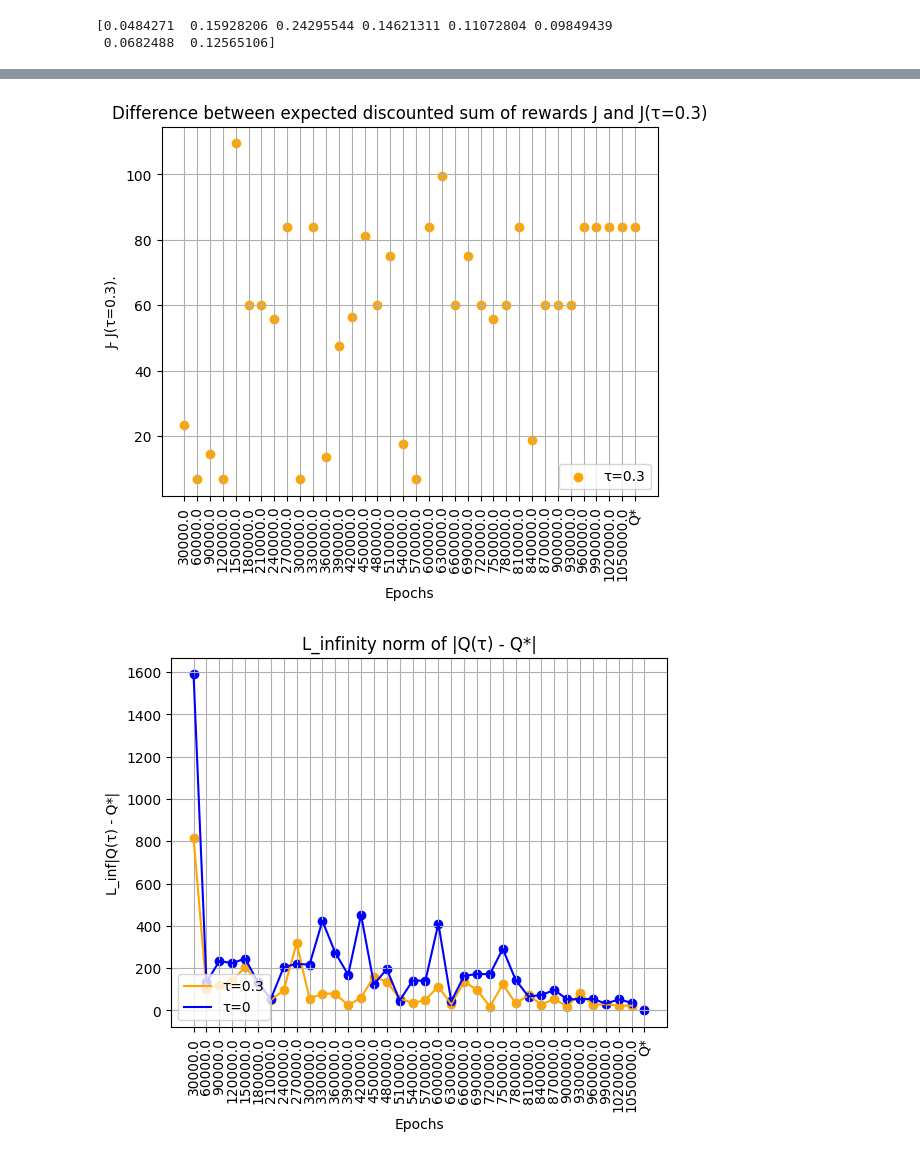
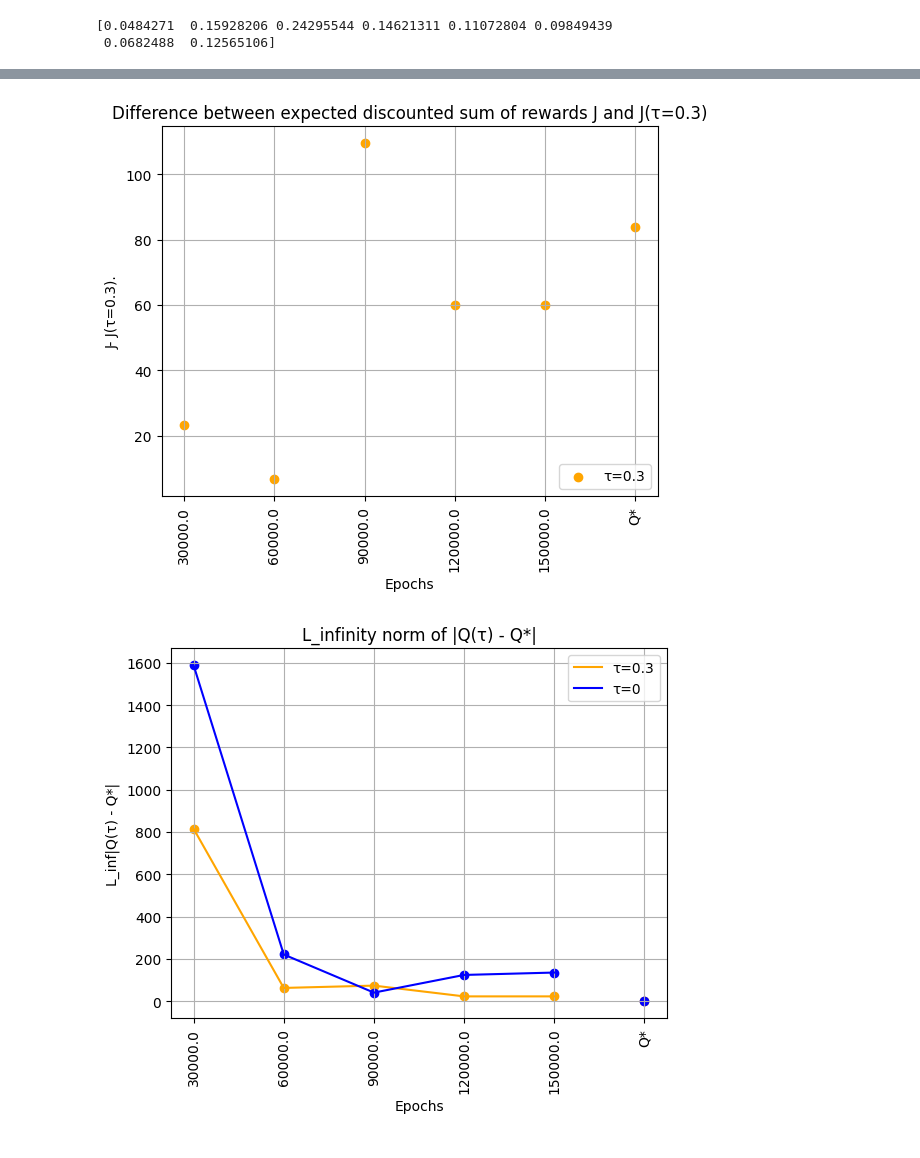
Before and after one commit to cris96spa/TMDP, a Jupyter notebook: TMDP.ipynb, the cells around one changed output, grey strips where cells are left out. Drawn from its saved outputs; the diff is of its cells as text; code cells hidden in the pictures.

```diff
--- a/TMDP.ipynb
+++ b/TMDP.ipynb
@@ -114,3 +112,3 @@ KeyboardInterrupt:
 # %%
 Q_0 = np.zeros((nS, nA))
-Qs_0 = Q_learning(mdp, Q_0, alpha=0.1, episodes=1000000, status_step=status_step, state_distribution=d)
+Qs_0 = Q_learning(mdp, Q_0, alpha=0.1, episodes=100000, status_step=status_step, state_distribution=d)
@@ -260,32 +287,32 @@ plt.ylabel("J- J(τ={}).".format(tmdp.tau))
 plt.title("Difference between expected discounted sum of rewards J and J(τ={})".format(tmdp.tau))
 plt.grid(visible=True)
 # %% [output]
-[figure, old version]
+[figure, new version]
 # %%
 x = np.array([])
 y = np.array([])
 y_0 = np.array([])
 for i, J in enumerate(metrics["delta_Q"]):
     y = np.append(y, J)
     y_0 = np.append(y_0, metrics_0["delta_Q"][i])
     if i < len(metrics["delta_Q"])-1:
         x = np.append(x, (i+1)*status_step)
     else:
         x = np.append(x, "Q*")
 x_map = np.array([i for i in range(len(x))])
 plt.scatter(x, y, c="orange")
 plt.scatter(x, y_0, c="blue")
 
 plt.plot(x[:-1], y[:-1], c="orange", label="τ={}".format(tmdp.tau))
 plt.plot(x[:-1], y_0[:-1], c="blue", label="τ=0")
-plt.legend(loc="lower left")
+plt.legend(loc="upper right")
 plt.xlabel("Epochs")
 plt.xticks(rotation=90)
 plt.ylabel("L_inf|Q(τ) - Q*|")
 plt.title("L_infinity norm of |Q(τ) - Q*|")
 plt.grid(visible=True)
 # %% [output]
-[figure, old version]
+[figure, new version]
 # %%
 x = np.array([])
 y = np.array([])
```
Also changed, not shown: parts of 11 cells of this notebook, 1 other file.
